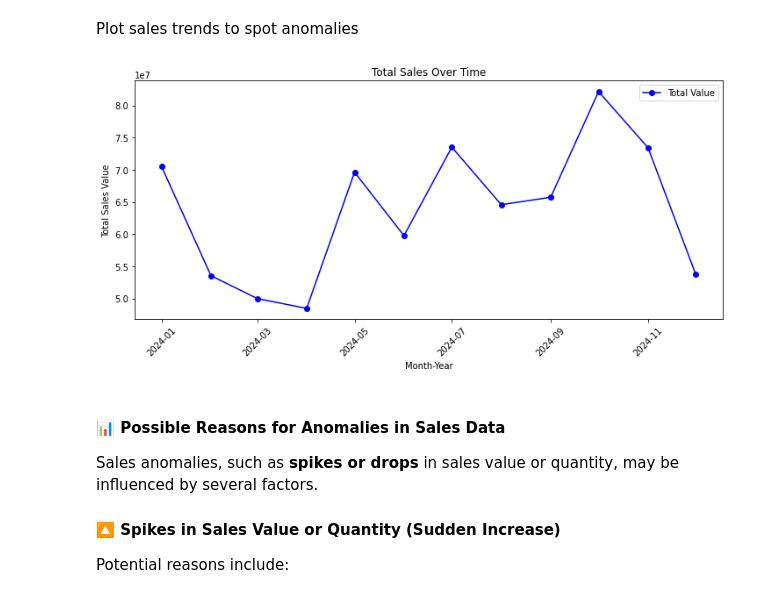
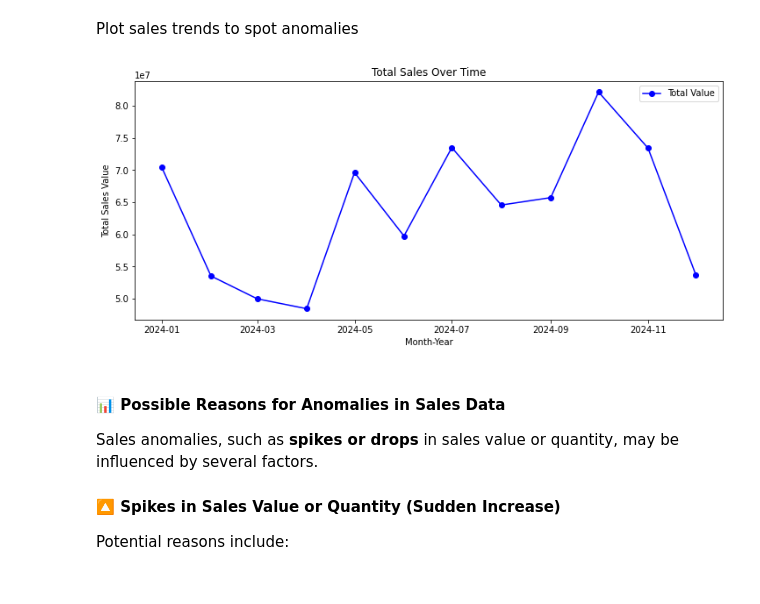
Before and after one commit to wambuiGicheha/kwanza_tukule_TechAssement, a Jupyter notebook: index.ipynb, the cells around one changed output. Drawn from its saved outputs; the diff is of its cells as text; code cells hidden in the pictures.

```diff
--- a/index.ipynb
+++ b/index.ipynb
@@ -965,17 +978,16 @@ Plot sales trends to spot anomalies
 # %%
 import matplotlib.pyplot as plt
 
 # Plot Total Value over time
 plt.figure(figsize=(12, 5))
 plt.plot(monthly_sales.index, monthly_sales['total_value'], marker='o', linestyle='-', color='b', label="Total Value")
 plt.xlabel('Month-Year')
 plt.ylabel('Total Sales Value')
 plt.title('Total Sales Over Time')
-plt.xticks(rotation=45)
 plt.legend()
 plt.show()
 # %% [output]
-[figure, old version]
+[figure, new version]
 # %% [markdown]
 #### 📊 Possible Reasons for Anomalies in Sales Data
 
```
Also changed, not shown: parts of 8 cells of this notebook.
